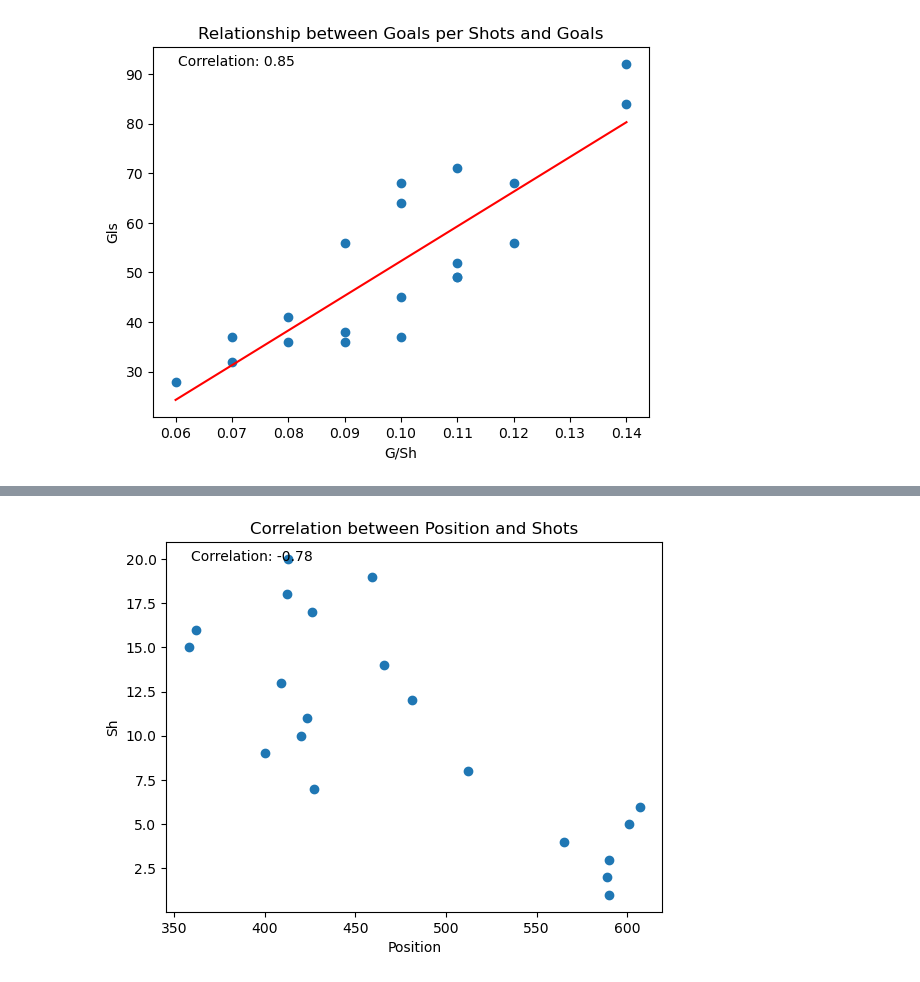
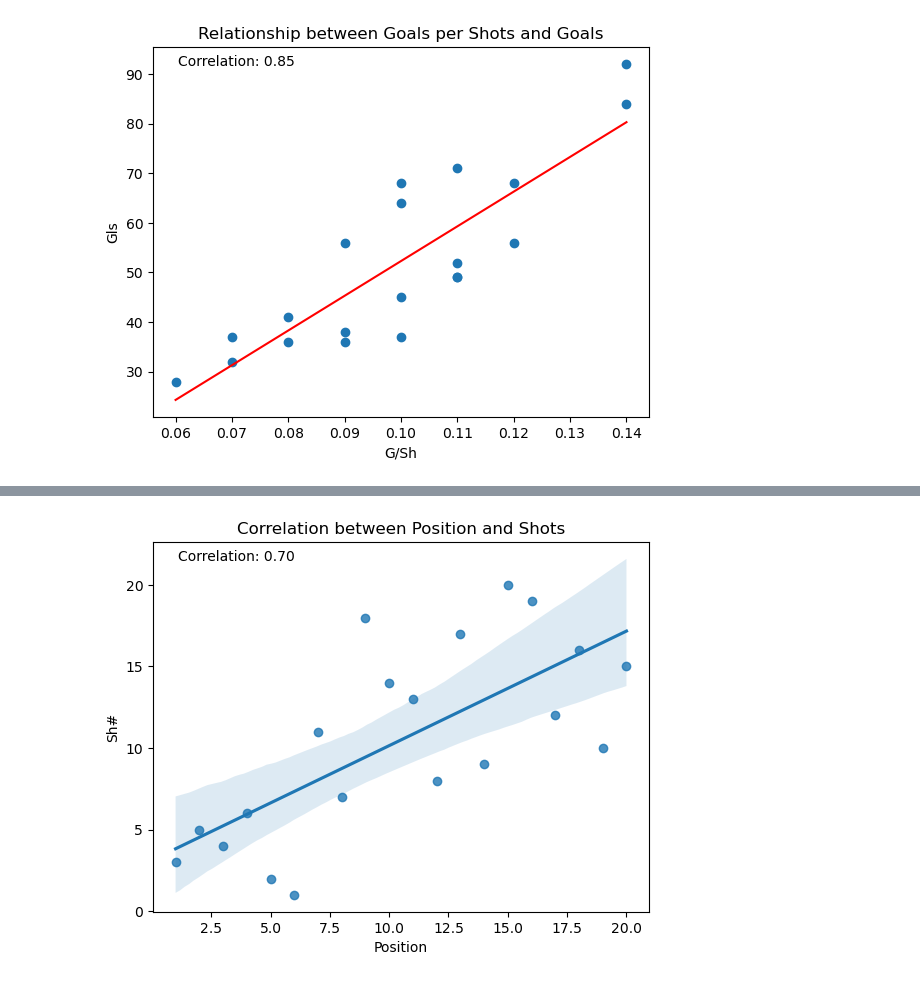
Before and after one commit to ayomidecole/Prem2022-23-data, a Jupyter notebook: 1_team_shooting_analysis.ipynb, the cells around one changed output, grey strips where cells are left out. Cells and saved outputs as stored; diff of their text form; code cells hidden in the pictures.

Commit message:
Added shooting correlation analysis

```diff
--- a/1_team_shooting_analysis.ipynb
+++ b/1_team_shooting_analysis.ipynb
@@ -296,15 +322,15 @@ positions_sorted[['Squad', 'Gls', 'Sh', 'SoT', 'xG']]
 # %%
-# Calculate correlation coefficient
-correlation, _ = stats.pearsonr(positions_sorted['Position'], positions_sorted['Sh'])
+correlation = shooting['Position'].corr(shooting['Sh#'])
 
-# Create scatter plot
-plt.scatter(positions_sorted['Sh'], positions_sorted['Position'])
+sns.regplot(x='Position', y='Sh#', data=shooting)
+
 plt.xlabel('Position')
-plt.ylabel('Sh')
+plt.ylabel('Sh#')
 plt.title('Correlation between Position and Shots')
+
 plt.text(0.05, 0.95, f'Correlation: {correlation:.2f}', transform=plt.gca().transAxes)
 
 # Show the plot
 plt.show()
 # %% [output]
-[figure, old version]
+[figure, new version]
```
Also changed, not shown: parts of 10 cells of this notebook, 5 other files.
